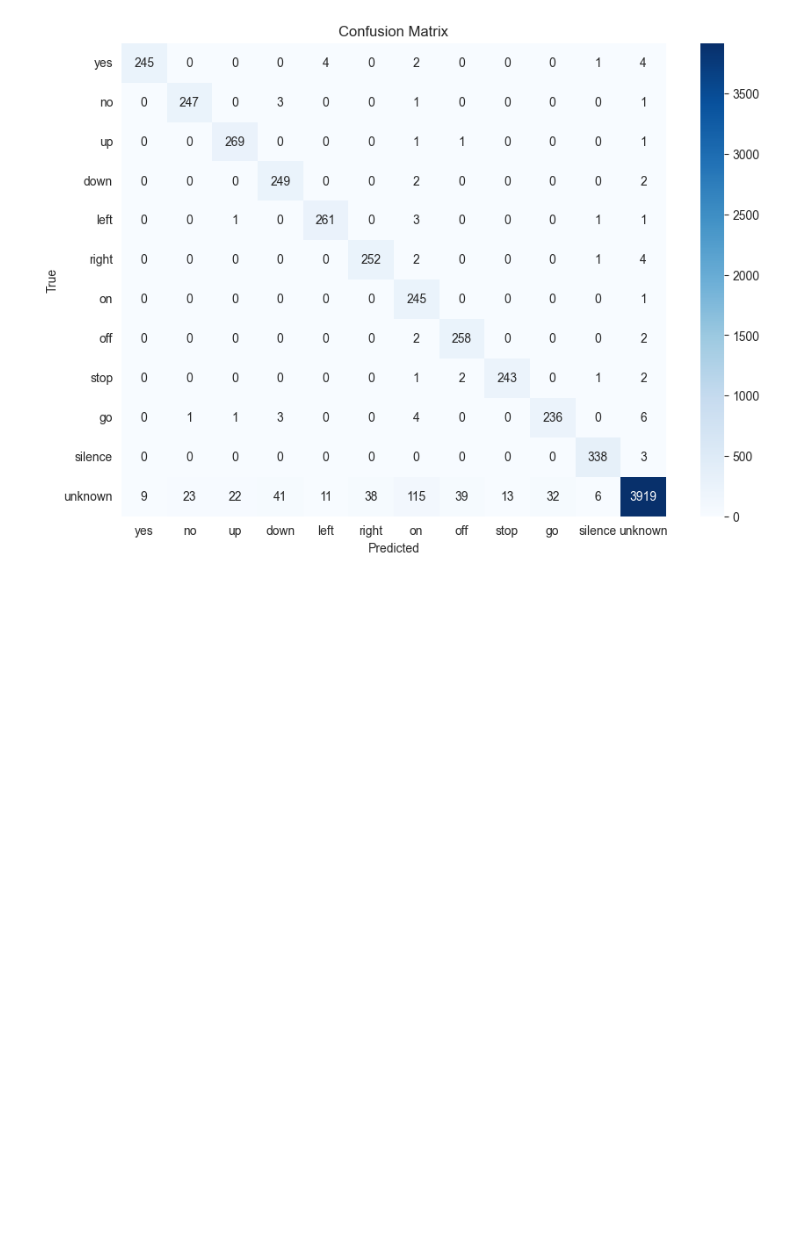
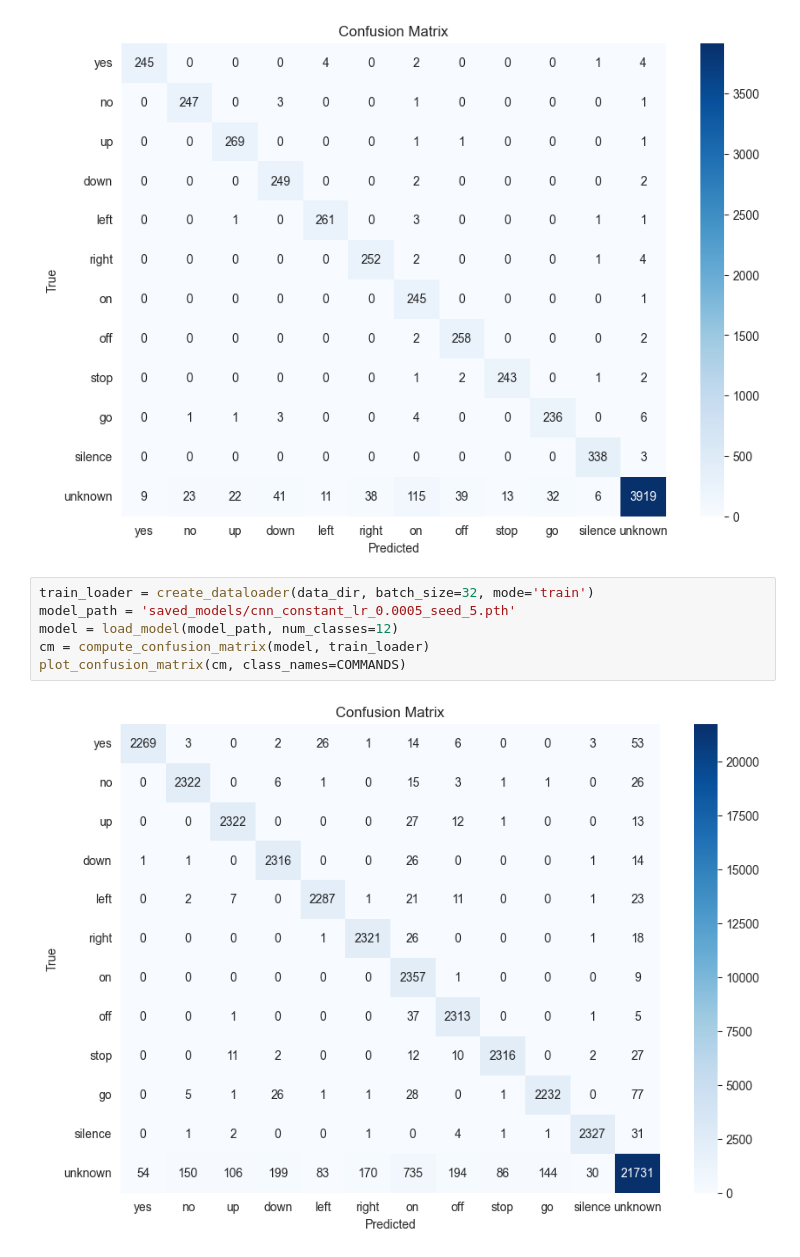
Before and after one commit to Mafarein/deep_learning_project2, a Jupyter notebook: model_experiments.ipynb, the cells around one changed output. Cells and saved outputs as stored; diff of their text form; blank space fills up the shorter version.

```diff
--- a/model_experiments.ipynb
+++ b/model_experiments.ipynb
@@ -362,3 +362,11 @@ cm = compute_confusion_matrix(model, test_loader)
 plot_confusion_matrix(cm, class_names=COMMANDS)
 # %% [output]
 [figure]
+# %%
+train_loader = create_dataloader(data_dir, batch_size=32, mode='train')
+model_path = 'saved_models/cnn_constant_lr_0.0005_seed_5.pth'
+model = load_model(model_path, num_classes=12)
+cm = compute_confusion_matrix(model, train_loader)
+plot_confusion_matrix(cm, class_names=COMMANDS)
+# %% [output]
+[figure, added]
```
Also changed, not shown: parts of 2 cells of this notebook, 11 other files.
